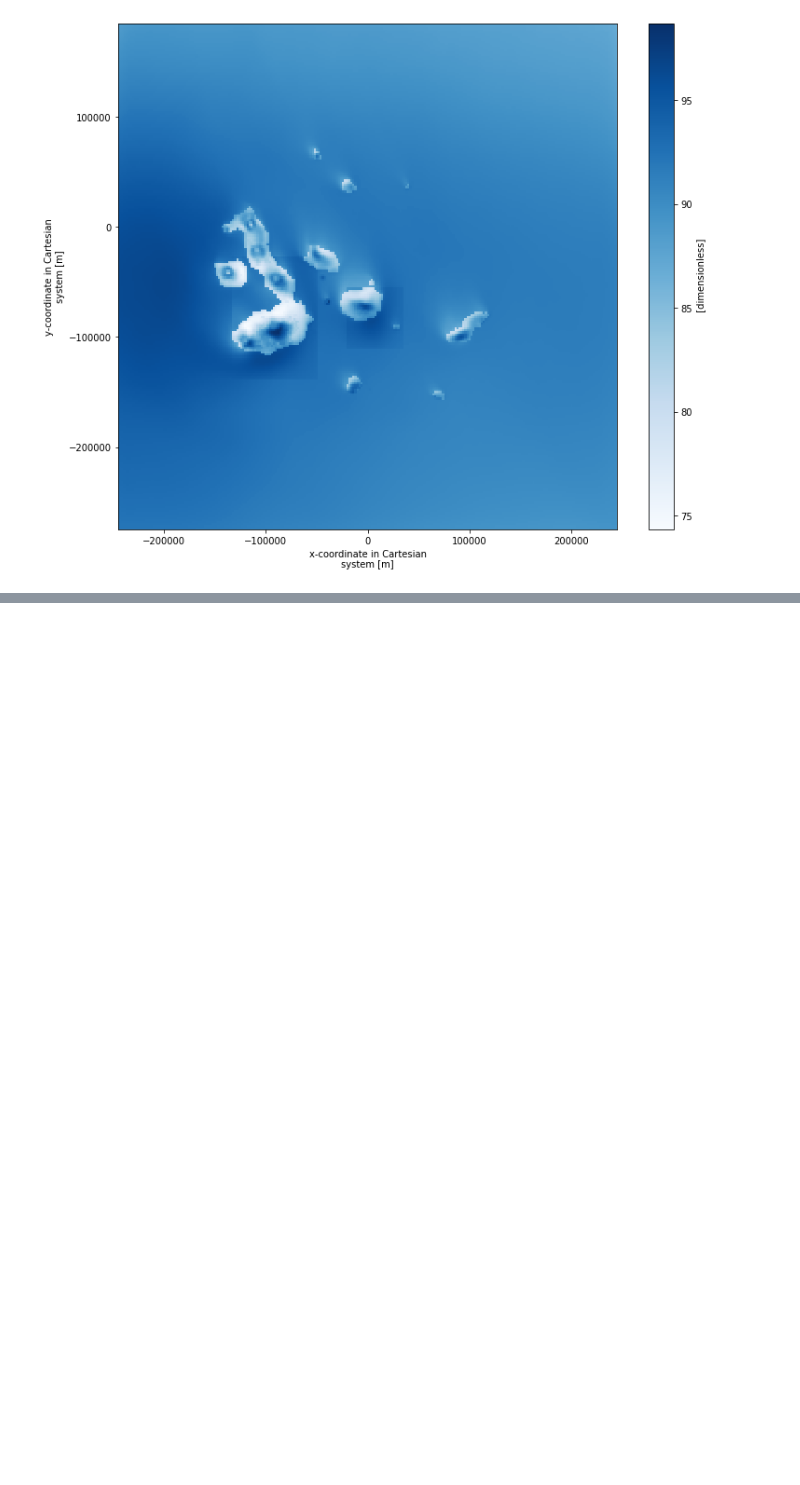
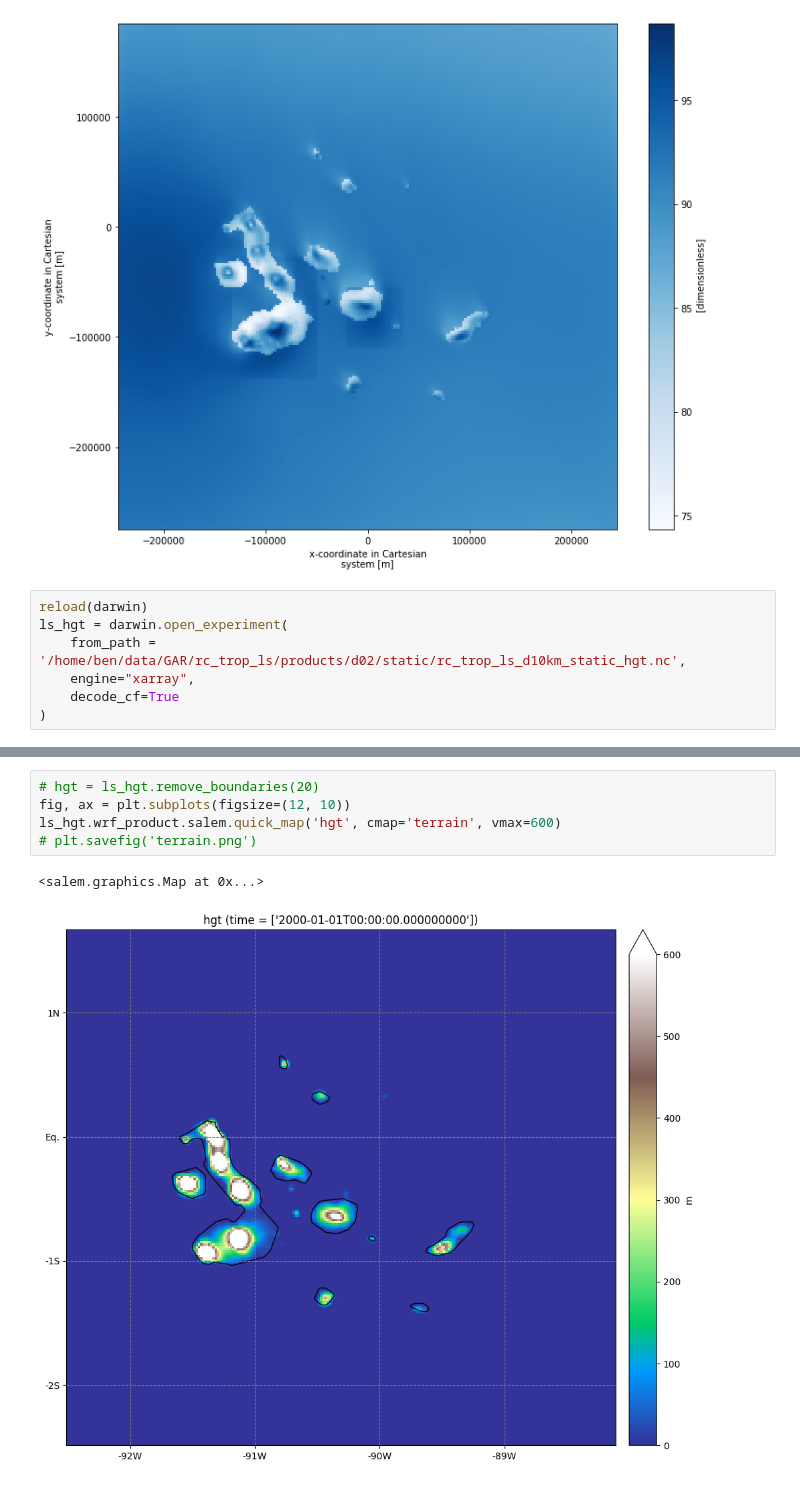
Before and after one commit to benatouba/darwin, a Jupyter notebook: analysis_of_measurements.ipynb, the cells around one changed output, grey strips where cells are left out. Cells and saved outputs as stored; diff of their text form; blank space fills up the shorter version.

```diff
--- a/analysis_of_measurements.ipynb
+++ b/analysis_of_measurements.ipynb
@@ -163,3 +163,10 @@ plt.savefig("rc_trop_ls_rh_map.png")
 plt.show()
 # %% [output]
 [figure]
+# %%
+reload(darwin)
+ls_hgt = darwin.open_experiment(
+    from_path = '/home/ben/data/GAR/rc_trop_ls/products/d02/static/rc_trop_ls_d10km_static_hgt.nc',
+    engine="xarray",
+    decode_cf=True
+)
@@ -165,0 +175,8 @@ plt.show()
+# %%
+# hgt = ls_hgt.remove_boundaries(20)
+fig, ax = plt.subplots(figsize=(12, 10))
+ls_hgt.wrf_product.salem.quick_map('hgt', cmap='terrain', vmax=600)
+# plt.savefig('terrain.png')
+# %% [output]
+<salem.graphics.Map at 0x...>
+[figure, added]
```
Also changed, not shown: parts of 1 cell of this notebook, 4 other files.
